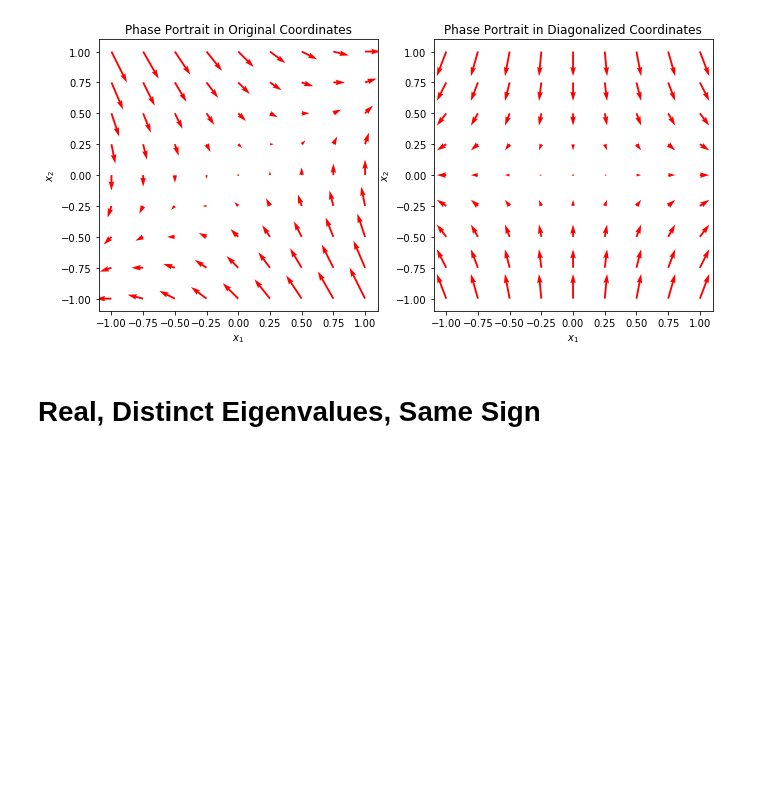
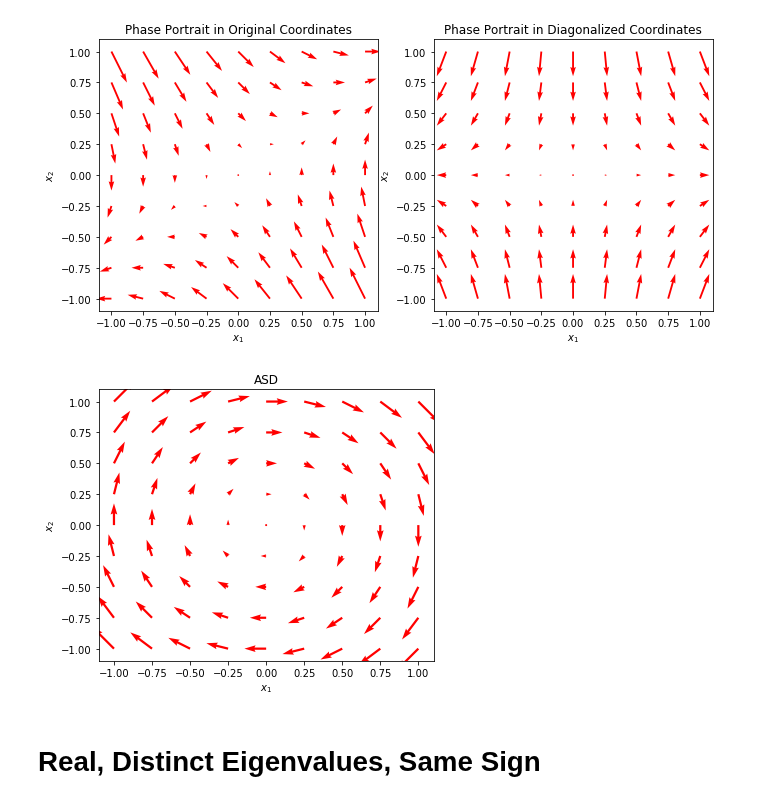
Before and after one commit to klavins/ECE447, a Jupyter notebook: lectures/taxonomy.ipynb, the cells around one changed output. Saved outputs shown, nothing was run; the diff lists cells and outputs as text; code cells hidden in the pictures; blank space fills up the shorter version.

```diff
--- a/lectures/taxonomy.ipynb
+++ b/lectures/taxonomy.ipynb
@@ -135,6 +135,11 @@ Q
 # %% [output]
 $$\left[\begin{matrix}- \frac{1}{2} + \frac{\sqrt{5}}{2} & 0\\0 & - \frac{\sqrt{5}}{2} - \frac{1}{2}\end{matrix}\right]$$
 [figure]
+# %%
+plot_phase_portrait(
+    [Matrix([[0, 1], [-1, 0]])],["ASD"])
+# %% [output]
+[figure, added]
 # %% [markdown]
 Real, Distinct Eigenvalues, Same Sign
 ===
```
Also changed, not shown: 4 other files.
